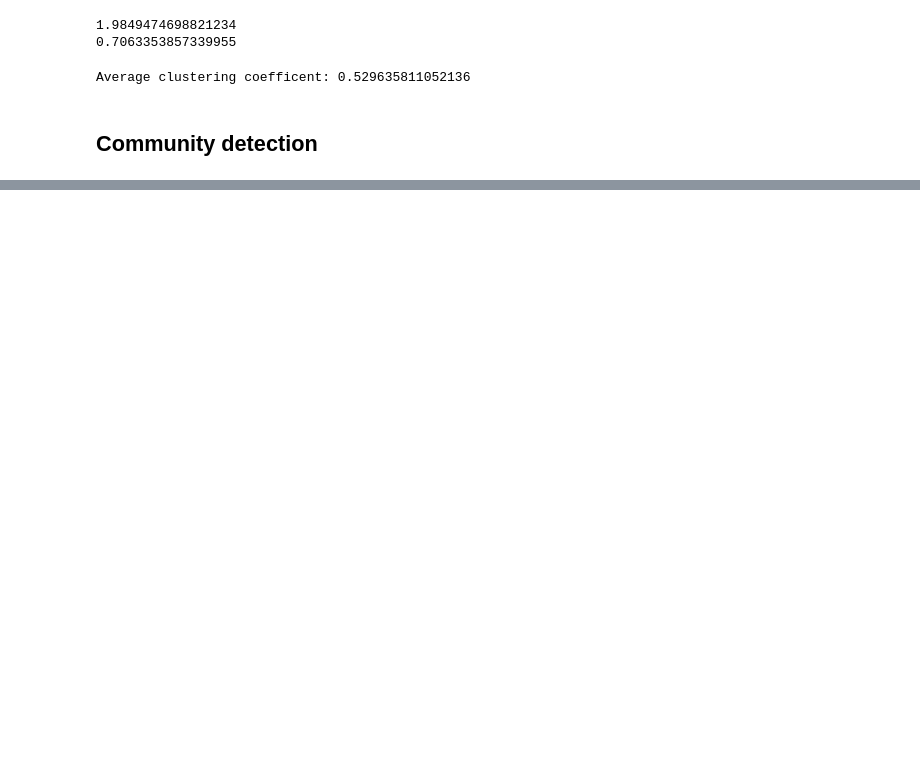
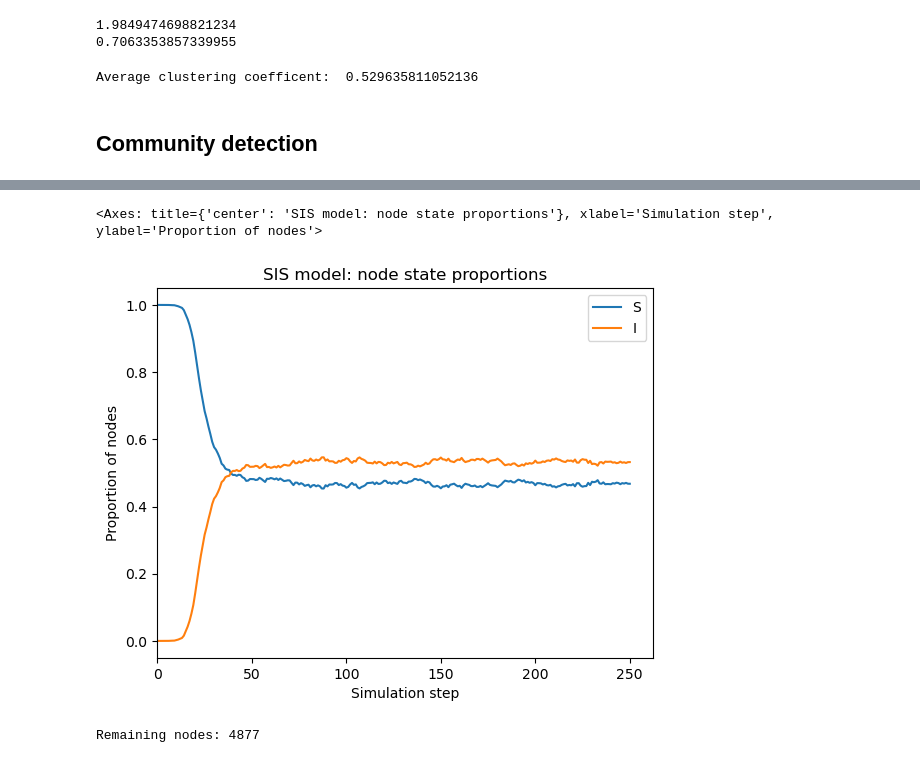
Before and after one commit to marcoSanti/AVRC-lab, a Jupyter notebook: progetto-finale/progetto-santimaria.ipynb, the cells around one changed output, grey strips where cells are left out. Cells and saved outputs as stored; diff of their text form; code cells hidden in the pictures; blank space fills up the shorter version.

```diff
--- a/progetto-finale/progetto-santimaria.ipynb
+++ b/progetto-finale/progetto-santimaria.ipynb
@@ -118,9 +145,6 @@ print(nx.average_shortest_path_length( collabGraph.subgraph(max(nx.connected_com
 # %%
 #clustering coefficent of evry node (and network clustering coefficent)
 
-clusteringCoefficents = []
-for node in collabGraph.nodes():
-    clusteringCoefficents.append(nx.clustering(collabGraph, node))
-
-print("Average clustering coefficent: " + str(sum(clusteringCoefficents) / collabGraph.number_of_nodes()))
+collabGraphClusteringCoefficents = [nx.clustering(collabGraph, node) for node in collabGraph.nodes()]
+print(f"Average clustering coefficent:  {sum(collabGraphClusteringCoefficents) / collabGraph.number_of_nodes()}")
 # %% [output]
@@ -146,0 +202,35 @@ print(comm)
+# %%
+#PUNTO 1
+def initial_state(G):
+    state = {}
+    for node in G.nodes:
+        state[node] = 'S'
+
+    patient_zero = random.choice(list(G.nodes))
+    state[patient_zero] = 'I'
+    return state
+
+MU = 0.1
+BETA = 0.1
+
+def state_transition(G, current_state):
+    next_state = {}
+    for node in G.nodes:
+        if current_state[node] == 'I':
+            if random.random() < MU:
+                next_state[node] = 'S'
+        else: # current_state[node] == 'S'
+            for neighbor in G.neighbors(node):
+                if current_state[neighbor] == 'I':
+                    if random.random() < BETA:
+                        next_state[node] = 'I'
+
+    return next_state
+
+
+sim = Simulation(collabGraph, initial_state, state_transition, name='SIS model')
+sim.run(250)
+sim.plot()
+# %% [output]
+<Axes: title={'center': 'SIS model: node state proportions'}, xlabel='Simulation step', ylabel='Proportion of nodes'>
+[figure, added]
@@ -146,0 +239,9 @@ print(comm)
+# %%
+#punto 3. togliere gli hub e poi stare a vedere che succede
+node_degree_dict = [node for (node, val) in collabGraph.degree() if val > 16 ]
+subGraphNoNodes = collabGraph.copy()
+subGraphNoNodes.remove_nodes_from(node_degree_dict)
+
+print(f"Remaining nodes: {len(subGraphNoNodes.nodes())} ")
+# %% [output]
+Remaining nodes: 4877
```
Also changed, not shown: parts of 25 cells of this notebook, 1 other file.
